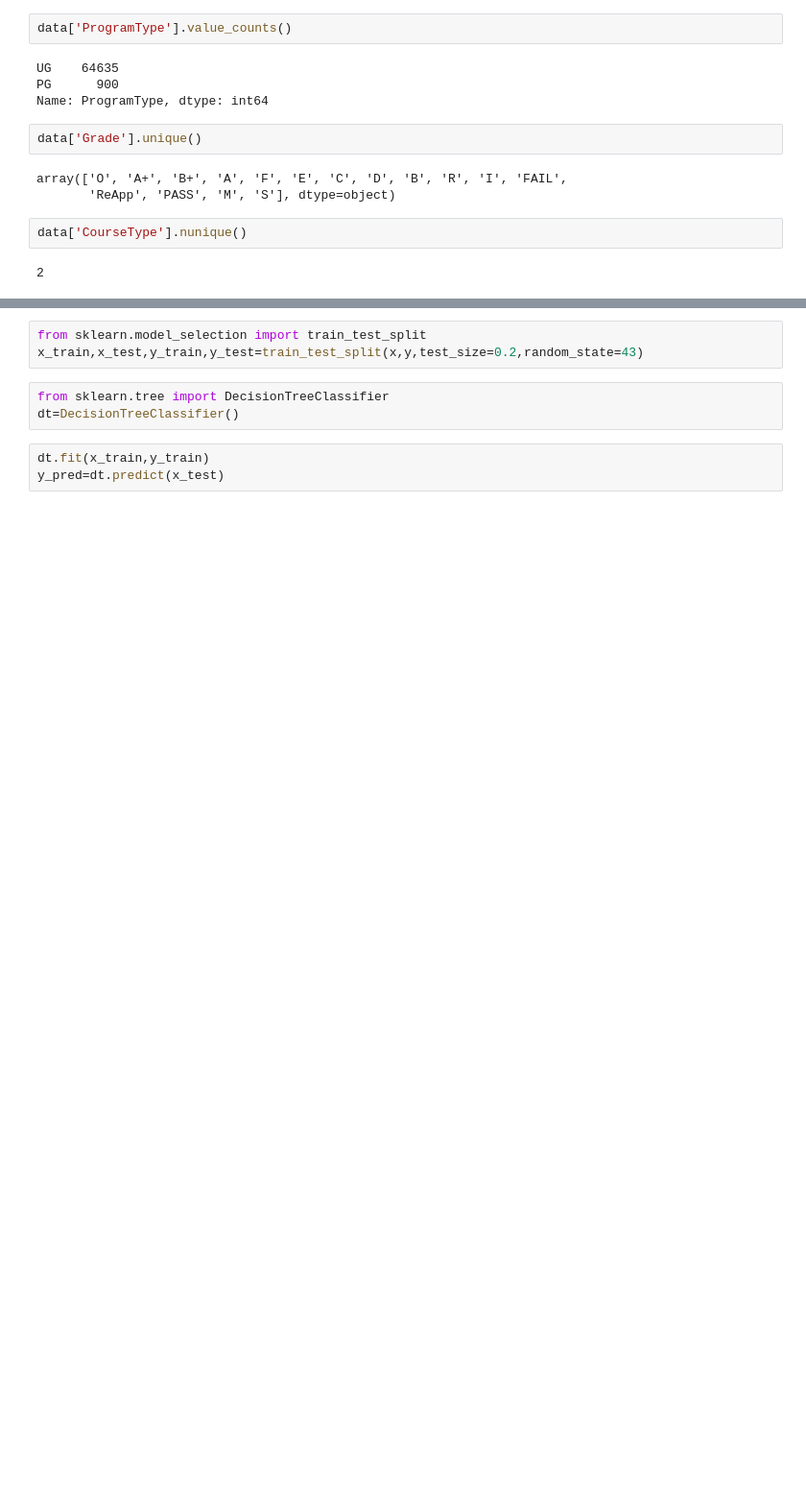
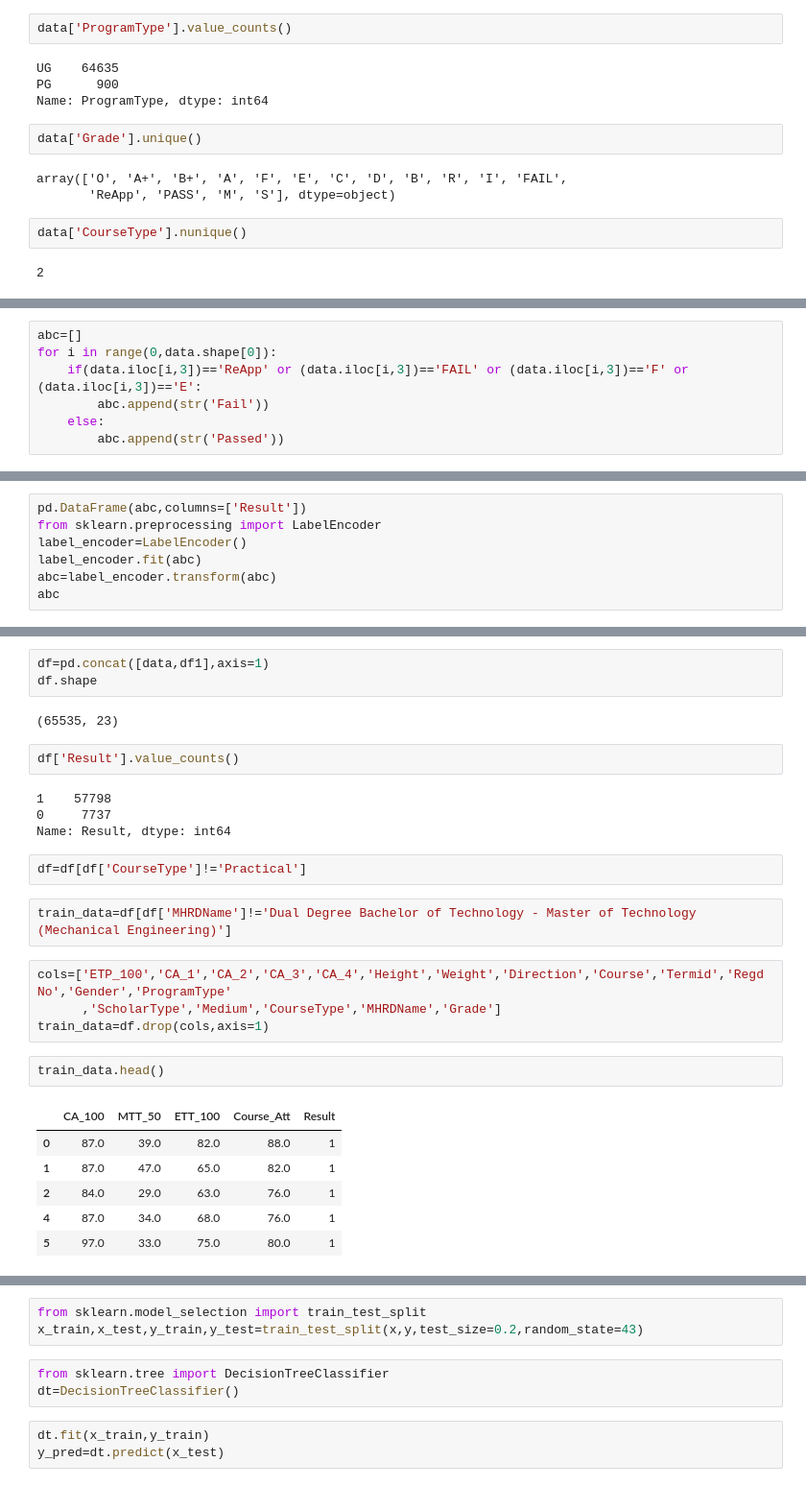
Before and after one commit to shivachandrakante/Classifying-weather-Student-will-Pass-the-Exam-or-Not, a Jupyter notebook: Project Sem 2.ipynb, the cells around one changed output, grey strips where cells are left out. Shown at 96% size. Cells and saved outputs as stored; diff of their text form; blank space fills up the shorter version.

```diff
--- a/Project Sem 2.ipynb
+++ b/Project Sem 2.ipynb
@@ -224,0 +103,7 @@ x=result
+# %%
+abc=[]
+for i in range(0,data.shape[0]):
+    if(data.iloc[i,3])=='ReApp' or (data.iloc[i,3])=='FAIL' or (data.iloc[i,3])=='F' or (data.iloc[i,3])=='E':
+        abc.append(str('Fail'))
+    else:
+        abc.append(str('Passed'))
@@ -224,0 +150,7 @@ x=result
+# %%
+pd.DataFrame(abc,columns=['Result'])
+from sklearn.preprocessing import LabelEncoder
+label_encoder=LabelEncoder()
+label_encoder.fit(abc)
+abc=label_encoder.transform(abc)
+abc
@@ -224,0 +179,28 @@ x=result
+# %%
+df=pd.concat([data,df1],axis=1)
+df.shape
+# %% [output]
+(65535, 23)
+# %%
+df['Result'].value_counts()
+# %% [output]
+1    57798
+0     7737
+Name: Result, dtype: int64
+# %%
+df=df[df['CourseType']!='Practical']
+# %%
+train_data=df[df['MHRDName']!='Dual Degree Bachelor of Technology - Master of Technology (Mechanical Engineering)']
+# %%
+cols=['ETP_100','CA_1','CA_2','CA_3','CA_4','Height','Weight','Direction','Course','Termid','Regd No','Gender','ProgramType'
+      ,'ScholarType','Medium','CourseType','MHRDName','Grade']
+train_data=df.drop(cols,axis=1)
+# %%
+train_data.head()
+# %% [output]
+|  | CA_100 | MTT_50 | ETT_100 | Course_Att | Result |
+| 0 | 87.0 | 39.0 | 82.0 | 88.0 | 1 |
+| 1 | 87.0 | 47.0 | 65.0 | 82.0 | 1 |
+| 2 | 84.0 | 29.0 | 63.0 | 76.0 | 1 |
+| 4 | 87.0 | 34.0 | 68.0 | 76.0 | 1 |
+| 5 | 97.0 | 33.0 | 75.0 | 80.0 | 1 |
```
Also changed, not shown: parts of 84 cells of this notebook.
